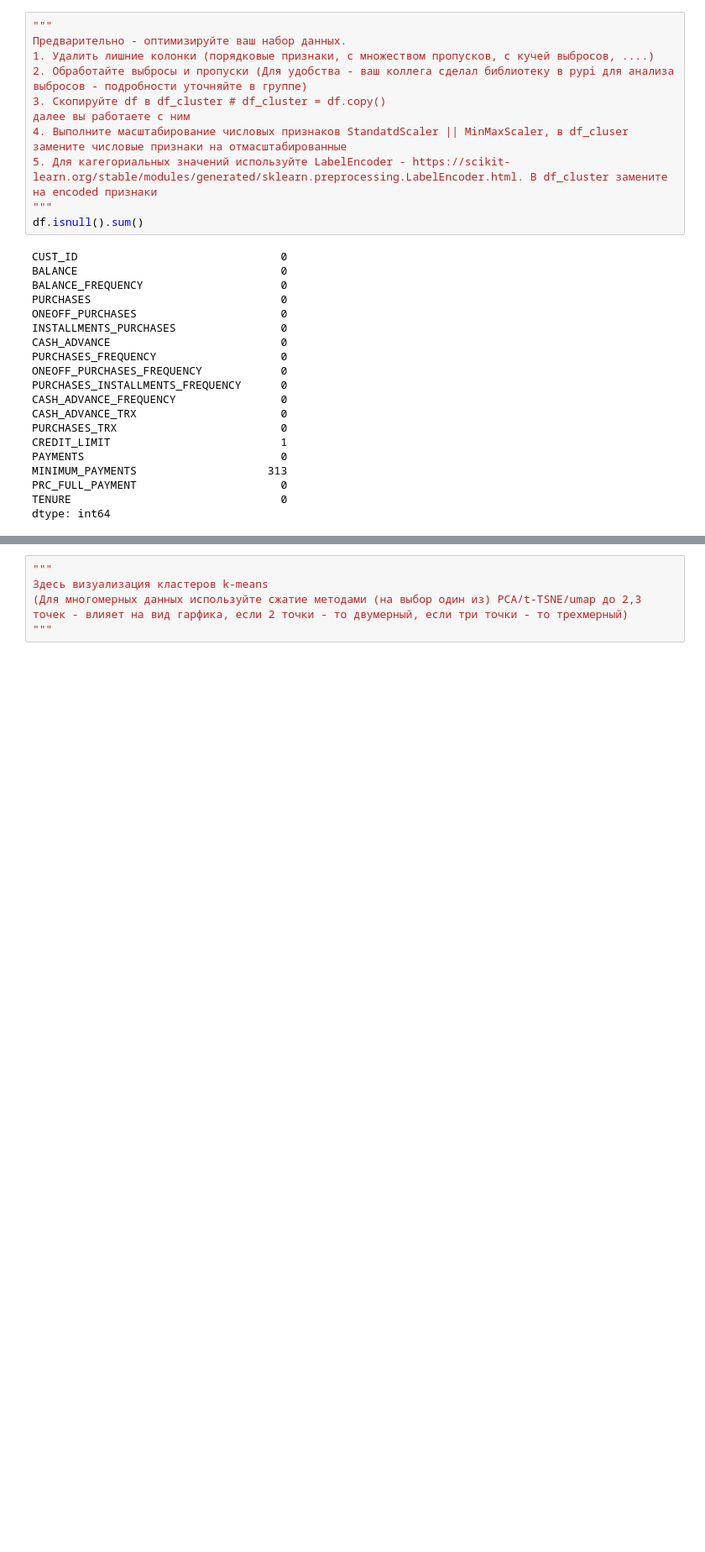
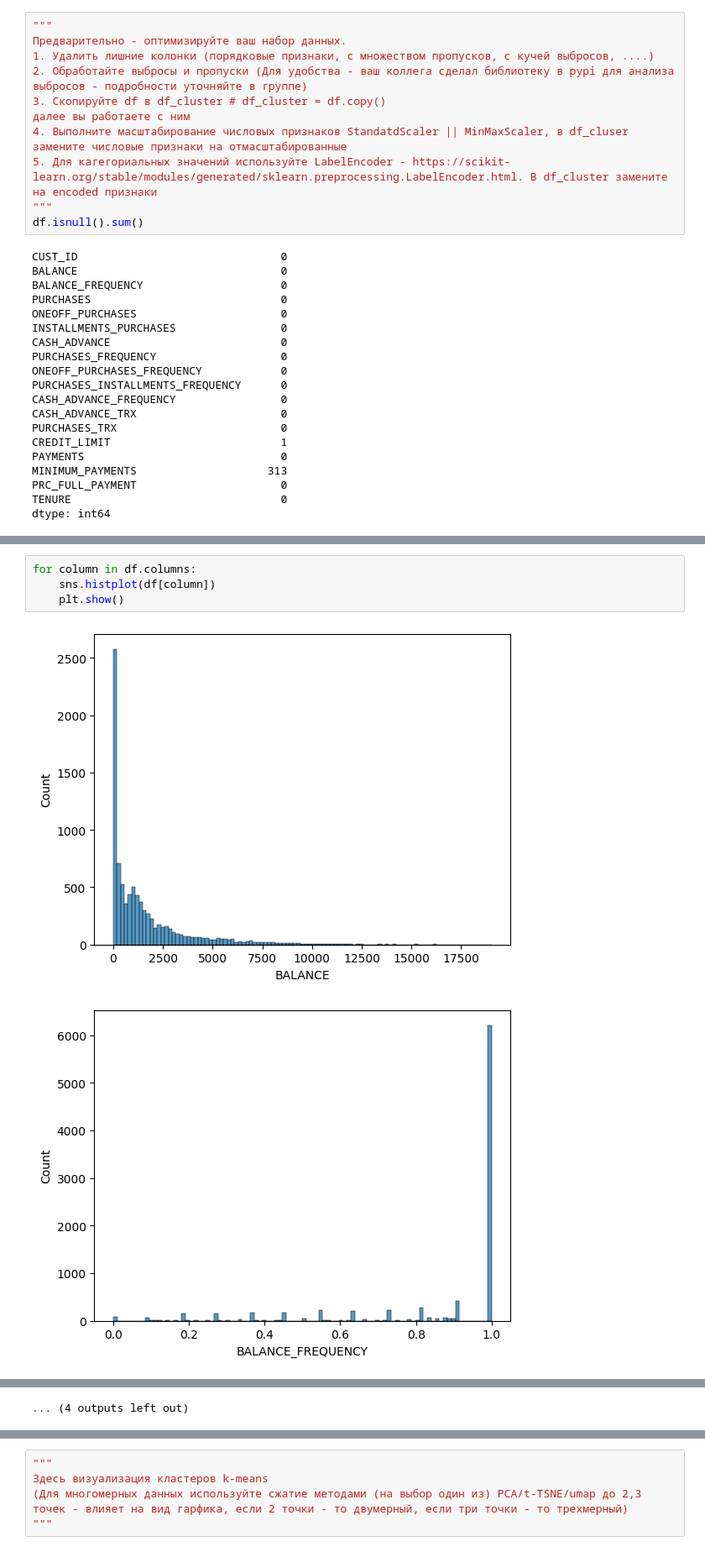
Before and after one commit to Dev-Atom42/MachineLearning-Calobaratory, a Jupyter notebook: Задание_4.ipynb, the cells around one changed output, grey strips where cells are left out. Shown at 84% size. Drawn from its saved outputs; the diff is of its cells as text; blank space fills up the shorter version.

```diff
--- a/Задание_4.ipynb
+++ b/Задание_4.ipynb
@@ -91,0 +137,7 @@ df #очищенная таблица
+# %%
+for column in df.columns:
+    sns.histplot(df[column])
+    plt.show()
+# %% [output]
+[figure, added]
+[figure, added]
@@ -91,0 +154 @@ df #очищенная таблица
+... (4 outputs left out)
```
Also changed, not shown: parts of 23 cells of this notebook.
